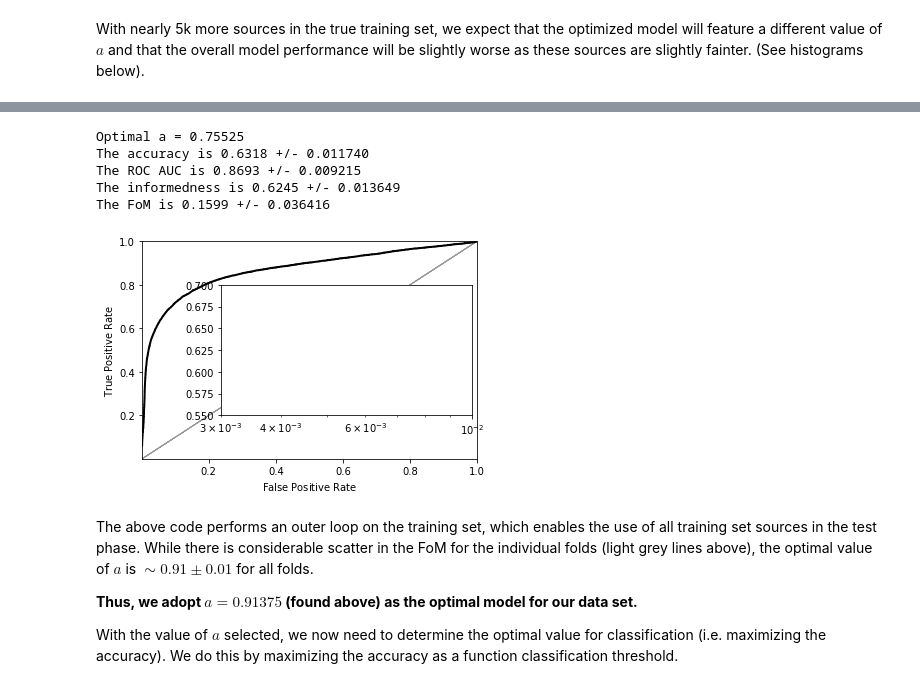
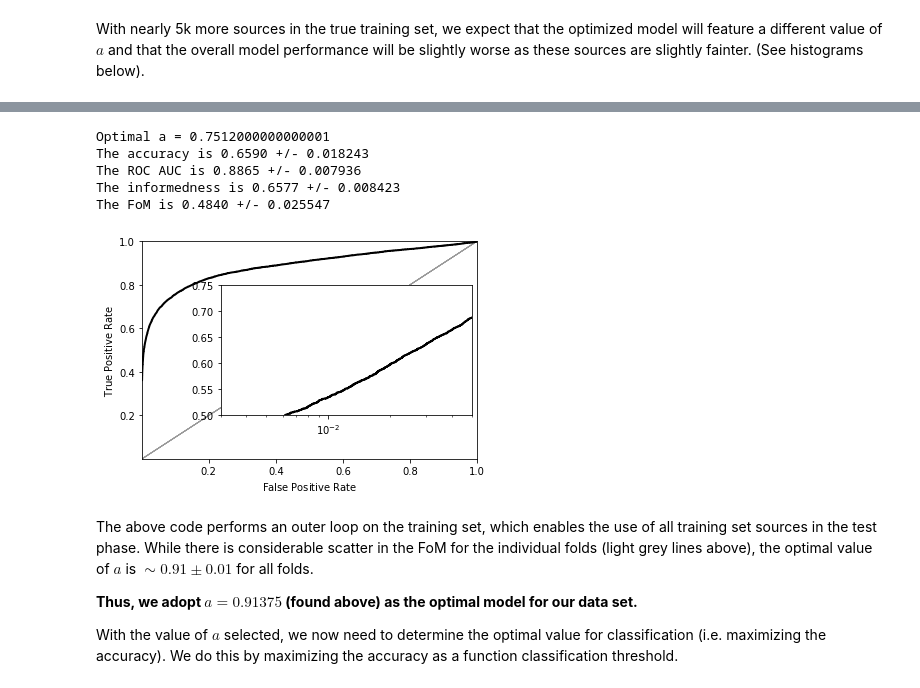
Before and after one commit to Hallflower20/PS1_star_galaxy, a Jupyter notebook: PS1casjobs/CompareMeanForcedStacked.ipynb, the cells around one changed output, grey strips where cells are left out. Saved outputs shown, nothing was run; the diff lists cells and outputs as text; code cells hidden in the pictures.

```diff
--- a/PS1casjobs/CompareMeanForcedStacked.ipynb
+++ b/PS1casjobs/CompareMeanForcedStacked.ipynb
@@ -710,5 +710,5 @@ Note - this should use the definition of the training set that is also adopted f
 As shown below - there are more (faint) sources in the Stacked training set so the performance is slightly different than the number quoted above.
 # %%
 hst_feats = Table(fits.getdata("/home/xhall/Documents/PS1CrossMatch/PS1_star_galaxy_adamamiller_COSMOS_compare_white_phot_xhall.fit")).to_pandas()
-in_ts = np.where((hst_feats["nDetections"] > 0) & np.isfinite(hst_feats["wwMeanKronFlux"]) & np.isfinite(hst_feats["wwMeanPSFFlux"]))
+in_ts = np.where((hst_feats["nDetections"] >= 1) & np.isfinite(hst_feats["wwFApFlux"]) & np.isfinite(hst_feats["wwFPSFFlux"]) & np.isfinite(hst_feats["wwFKronFlux"]))
 hst_ml_y = np.array(hst_feats.iloc[in_ts]['mu_class'], dtype = int)-1
@@ -768,7 +777,7 @@ ax.hist(-2.5*np.log10(ps1_df["wwMeanKronFlux"].iloc[det_mfs]/3631),
 # %%
 rs = 23
 N_outter_splits = 10
-a_grid = np.linspace(0.75, 1.25, 201)
+a_grid = np.linspace(0, 2, 1001)
 
 dist_preds = np.empty_like(hst_feats.iloc[in_ts]['mu_class'])
 tuned_a = np.empty(N_outter_splits)
@@ -784,22 +793,22 @@ for fold, (train, test) in zip(range(N_outter_splits), kf_cv.split(hst_feats.ilo
     inform_train = np.empty(len(a_grid))
     fom_train = np.empty(len(a_grid))
     for i_a, a in enumerate(a_grid):
-        inform_train[i_a], fom_train[i_a] = calc_informedness_and_tpr(a, np.array(hst_feats.iloc[in_ts]['wwMeanKronFlux'])[train],
-                                      np.array(hst_feats.iloc[in_ts]['wwMeanPSFFlux'])[train],
+        inform_train[i_a], fom_train[i_a] = calc_informedness_and_tpr(a, np.array(hst_feats.iloc[in_ts]['wwFKronFlux'])[train],
+                                      np.array(hst_feats.iloc[in_ts]['wwFPSFFlux'])[train],
                                       np.array(hst_feats.iloc[in_ts]['mu_class'], dtype = int)[train]-1)
 
     opt_a = a_grid[np.argmax(fom_train)]
     tuned_a[fold] = opt_a
-    dist_preds[test] = calc_distance(opt_a, np.array(hst_feats.iloc[in_ts]['wwMeanKronFlux'])[test],
-                                     np.array(hst_feats.iloc[in_ts]['wwMeanPSFFlux'])[test])
-    fold_acc[fold] = calc_accuracy(opt_a, np.array(hst_feats.iloc[in_ts]['wwMeanKronFlux'])[test],
-                                   np.array(hst_feats.iloc[in_ts]['wwMeanPSFFlux'])[test],
+    dist_preds[test] = calc_distance(opt_a, np.array(hst_feats.iloc[in_ts]['wwFKronFlux'])[test],
+                                     np.array(hst_feats.iloc[in_ts]['wwFPSFFlux'])[test])
+    fold_acc[fold] = calc_accuracy(opt_a, np.array(hst_feats.iloc[in_ts]['wwFKronFlux'])[test],
+                                   np.array(hst_feats.iloc[in_ts]['wwFPSFFlux'])[test],
                                    np.array(hst_feats.iloc[in_ts]['mu_class'], dtype = int)[test]-1)
-    fold_auc[fold] = calc_roc_auc(opt_a, np.array(hst_feats.iloc[in_ts]['wwMeanKronFlux'])[test],
-                                  np.array(hst_feats.iloc[in_ts]['wwMeanPSFFlux'])[test],
+    fold_auc[fold] = calc_roc_auc(opt_a, np.array(hst_feats.iloc[in_ts]['wwFKronFlux'])[test],
+                                  np.array(hst_feats.iloc[in_ts]['wwFPSFFlux'])[test],
                                   np.array(hst_feats.iloc[in_ts]['mu_class'], dtype = int)[test]-1)
-    fold_inform[fold], fold_fom[fold] = calc_informedness_and_tpr(opt_a, np.array(hst_feats.iloc[in_ts]['wwMeanKronFlux'])[test],
-                                  np.array(hst_feats.iloc[in_ts]['wwMeanPSFFlux'])[test],
+    fold_inform[fold], fold_fom[fold] = calc_informedness_and_tpr(opt_a, np.array(hst_feats.iloc[in_ts]['wwFKronFlux'])[test],
+                                  np.array(hst_feats.iloc[in_ts]['wwFPSFFlux'])[test],
                                   np.array(hst_feats.iloc[in_ts]['mu_class'], dtype = int)[test]-1)
 # %%
 fig, ax = plt.subplots()
@@ -809,51 +818,51 @@ axins = inset_axes(ax, width="75%",
 
 print("Optimal a = {}".format(np.mean(tuned_a)))
 fpr, tpr, thre = calc_roc_curve(np.mean(tuned_a),
-                                hst_feats.iloc[in_ts]['wwMeanKronFlux'],
-                                hst_feats.iloc[in_ts]['wwMeanPSFFlux'],
+                                hst_feats.iloc[in_ts]['wwFKronFlux'],
+                                hst_feats.iloc[in_ts]['wwFPSFFlux'],
                                 np.array(hst_feats.iloc[in_ts]["mu_class"], dtype = int)-1)
 
 ax.plot(fpr, tpr, "k", lw = 2, zorder=5, label = r"$a = {:.2f}$".format(a))
 axins.plot(fpr, tpr, "k", lw = 2, zorder=5)
 
 # plot up the individual folds
 for train, test in kf_cv.split(hst_feats.iloc[in_ts]):
     fpr, tpr, thre = roc_curve(np.array(hst_feats.iloc[in_ts]["mu_class"], dtype = int)[test]-1, dist_preds[test])
     ax.plot(fpr, tpr, '-', color="0.6", lw = 0.7)
     axins.plot(fpr, tpr, '-', color="0.6", lw = 0.7)
 
 ax.set_xlim(1e-3,1)
 ax.set_ylim(1e-3,1)
 ax.set_xlabel(r"$\mathrm{False\;Positive\;Rate}$")
 ax.set_ylabel(r"$\mathrm{True\;Positive\;Rate}$")
 
-axins.set_xlim(3e-3, 1e-2)
-axins.set_ylim(0.55, 0.7)
+axins.set_xlim(3e-3, 5e-2)
+axins.set_ylim(.5, 0.75)
 axins.set_xscale("log")
 
 # calculate the relevant metrics for the optimal value of a
 mean_a = np.mean(tuned_a)
-opt_acc = calc_accuracy(mean_a, hst_feats.iloc[in_ts]['wwMeanKronFlux'],
-                        hst_feats.iloc[in_ts]['wwMeanPSFFlux'],
+opt_acc = calc_accuracy(mean_a, hst_feats.iloc[in_ts]['wwFKronFlux'],
+                        hst_feats.iloc[in_ts]['wwFPSFFlux'],
                         np.array(hst_feats.iloc[in_ts]['mu_class'], dtype = int)-1)
-opt_auc = calc_roc_auc(mean_a, hst_feats.iloc[in_ts]['wwMeanKronFlux'],
-                       hst_feats.iloc[in_ts]['wwMeanPSFFlux'],
+opt_auc = calc_roc_auc(mean_a, hst_feats.iloc[in_ts]['wwFKronFlux'],
+                       hst_feats.iloc[in_ts]['wwFPSFFlux'],
                        np.array(hst_feats.iloc[in_ts]['mu_class'], dtype = int)-1)
-opt_inform, opt_fom = calc_informedness_and_tpr(mean_a, hst_feats.iloc[in_ts]['wwMeanKronFlux'],
-                                                hst_feats.iloc[in_ts]['wwMeanPSFFlux'],
+opt_inform, opt_fom = calc_informedness_and_tpr(mean_a, hst_feats.iloc[in_ts]['wwFKronFlux'],
+                                                hst_feats.iloc[in_ts]['wwFPSFFlux'],
                                                 np.array(hst_feats.iloc[in_ts]['mu_class'], dtype = int)-1)
 
 print("The accuracy is {:.4f} +/- {:4f}".format(opt_acc, np.std(fold_acc)))
 print("The ROC AUC is {:.4f} +/- {:4f}".format(opt_auc, np.std(fold_auc)))
 print("The informedness is {:.4f} +/- {:4f}".format(opt_inform, np.std(fold_inform)))
 print("The FoM is {:.4f} +/- {:4f}".format(opt_fom, np.std(fold_fom)))
 # %% [output]
-Optimal a = 0.75525
-The accuracy is 0.6318 +/- 0.011740
-The ROC AUC is 0.8693 +/- 0.009215
-The informedness is 0.6245 +/- 0.013649
-The FoM is 0.1599 +/- 0.036416
+Optimal a = 0.7512000000000001
+The accuracy is 0.6590 +/- 0.018243
+The ROC AUC is 0.8865 +/- 0.007936
+The informedness is 0.6577 +/- 0.008423
+The FoM is 0.4840 +/- 0.025547
-[figure, old version]
+[figure, new version]
 # %% [markdown]
 The above code performs an outer loop on the training set, which enables the use of all training set sources in the test phase. While there is considerable scatter in the FoM for the individual folds (light grey lines above), the optimal value of $a$ is $\sim$$0.91 \pm 0.01$ for all folds.
 
```
Also changed, not shown: parts of 19 cells of this notebook, 17 other files.
